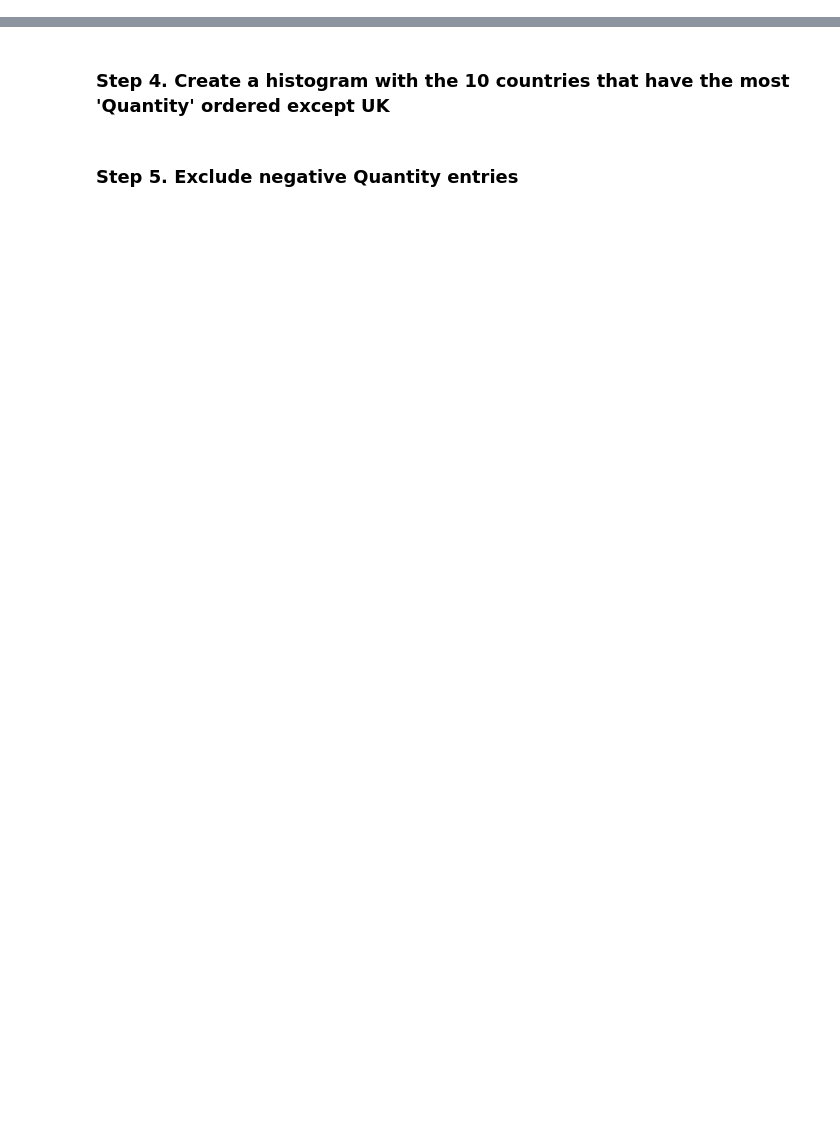
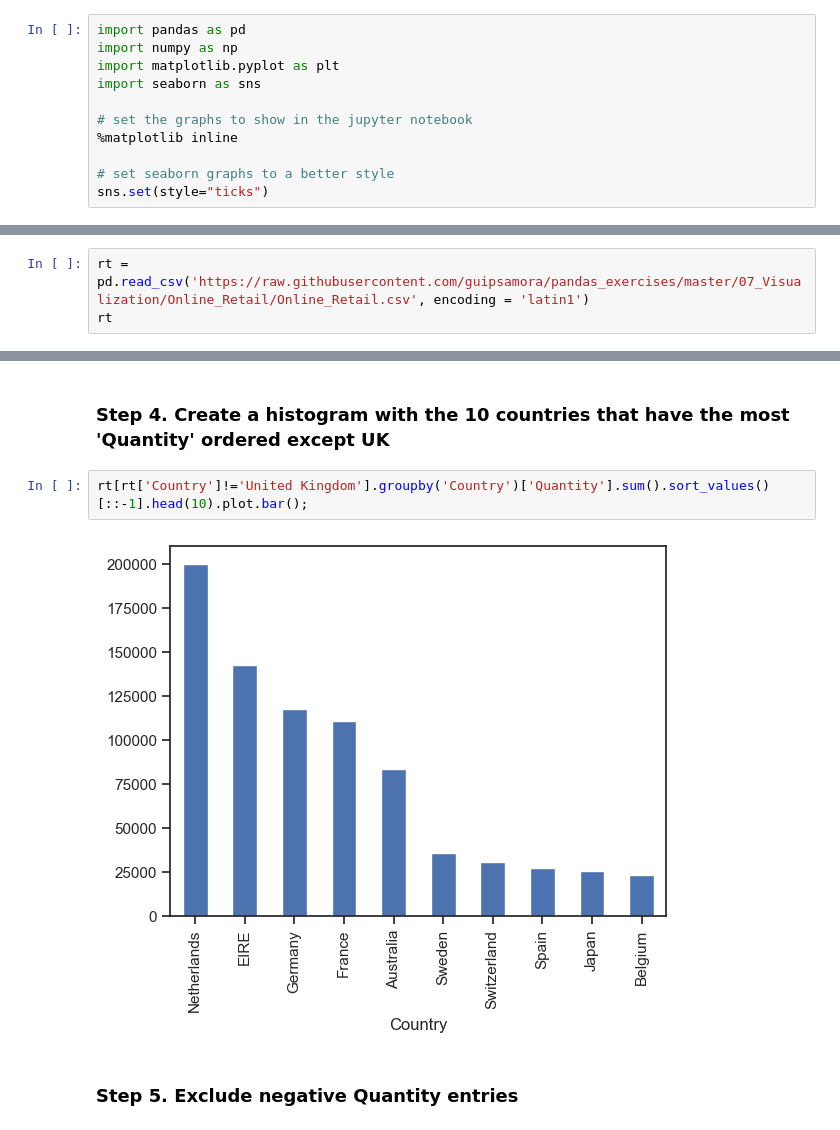
Before and after one commit to zakharkousnetsov/pandas_exercises, a Jupyter notebook: 07_Visualization/Online_Retail/Exercises.ipynb, the cells around one changed output, grey strips where cells are left out. Cells and saved outputs as stored; diff of their text form; blank space fills up the shorter version.

```diff
--- a/07_Visualization/Online_Retail/Exercises.ipynb
+++ b/07_Visualization/Online_Retail/Exercises.ipynb
@@ -6,8 +6,22 @@
 
 
 ### Step 1. Import the necessary libraries
+# %%
+import pandas as pd
+import numpy as np
+import matplotlib.pyplot as plt
+import seaborn as sns
+
+# set the graphs to show in the jupyter notebook
+%matplotlib inline
+
+# set seaborn graphs to a better style
+sns.set(style="ticks")
 # %% [markdown]
 ### Step 2. Import the dataset from this [address](https://raw.githubusercontent.com/guipsamora/pandas_exercises/master/07_Visualization/Online_Retail/Online_Retail.csv).
 # %% [markdown]
 ### Step 3. Assign it to a variable called online_rt
 Note: if you receive a utf-8 decode error, set `encoding = 'latin1'` in `pd.read_csv()`.
+# %%
+rt = pd.read_csv('https://raw.githubusercontent.com/guipsamora/pandas_exercises/master/07_Visualization/Online_Retail/Online_Retail.csv', encoding = 'latin1')
+rt
@@ -14,4 +42,8 @@ Note: if you receive a utf-8 decode error, set `encoding = 'latin1'` in `pd.read
 # %% [markdown]
 ### Step 4. Create a histogram with the 10 countries that have the most 'Quantity' ordered except UK
+# %%
+rt[rt['Country']!='United Kingdom'].groupby('Country')['Quantity'].sum().sort_values()[::-1].head(10).plot.bar();
+# %% [output]
+[figure, added]
 # %% [markdown]
 ### Step 5.  Exclude negative Quantity entries
```
Also changed, not shown: parts of 4 cells of this notebook.
